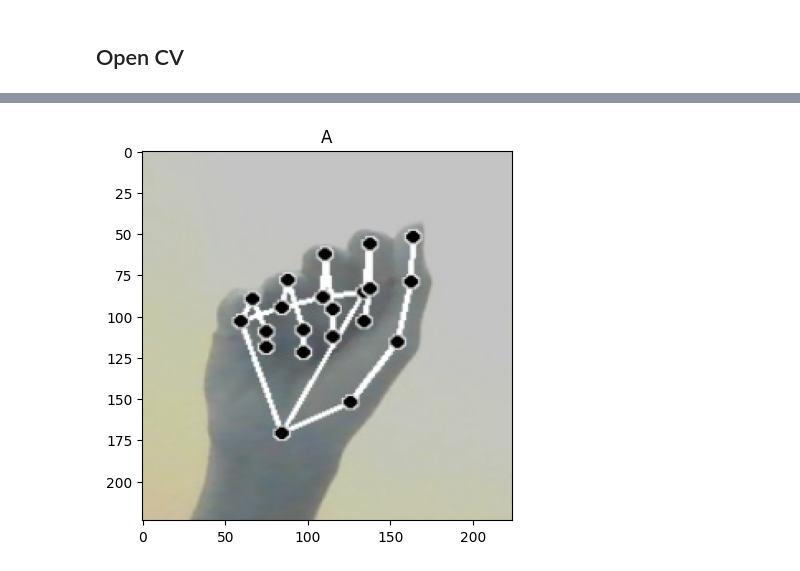
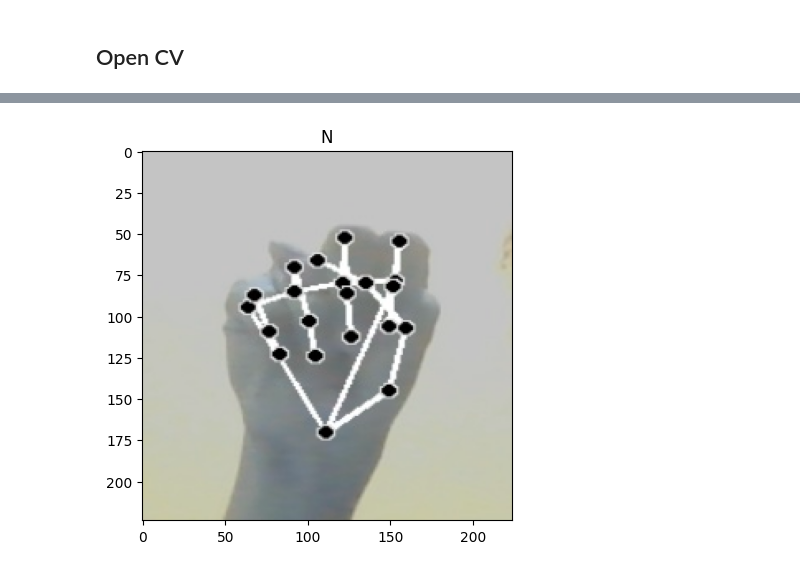
Before and after one commit to EddieCrispo/Sign-Language-Translator-Singo-, a Jupyter notebook: Machine-learning/SinGo_CNN_model(customed data).ipynb, the cells around one changed output, grey strips where cells are left out. Drawn from its saved outputs; the diff is of its cells as text; code cells hidden in the pictures.

```diff
--- a/Machine-learning/SinGo_CNN_model(customed data).ipynb
+++ b/Machine-learning/SinGo_CNN_model(customed data).ipynb
@@ -279,5 +281,5 @@ To enable the following instructions: AVX2 FMA, in other operations, rebuild Ten
 2023-05-30 14:23:48.407939: W tensorflow/compiler/tf2tensorrt/utils/py_utils.cc:38] TF-TRT Warning: Could not find TensorRT
 # %%
 # model = tf.keras.models.load_model('/content/drive/MyDrive/Colab Notebooks/model/best_model.h5')
-model = tf.keras.models.load_model('./model/best_model.h5')
+model = tf.keras.models.load_model('./result/best_model.h5')
 # %% [output]
@@ -390,7 +392,7 @@ def predicted_label(input_image):
   my_label = CATEGORIES[np.argmax(my_prediction)]
   return my_label
 # %%
-DATADIR = './custom_data/'
+DATADIR = './dataset/'
 TEST_PATH = DATADIR + 'Test'
 CATEGORIES = [chr(i + 65) for i in range(26)]
 
@@ -416,4 +418,4 @@ for img_dir in get_test_dir:
-[figure, old version]
+[figure, new version]
 # %%
 # Mengimpor modul cv2
 import cv2
```
Also changed, not shown: parts of 17 cells of this notebook, 2 other files.
